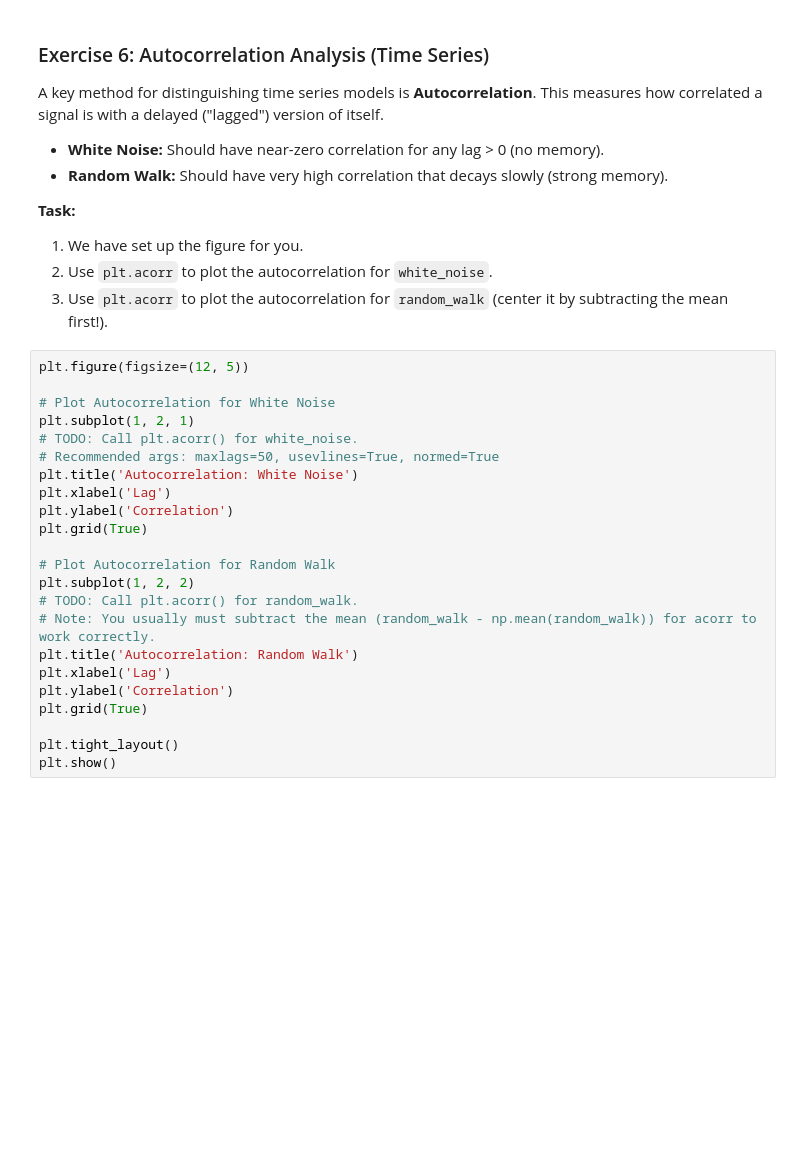
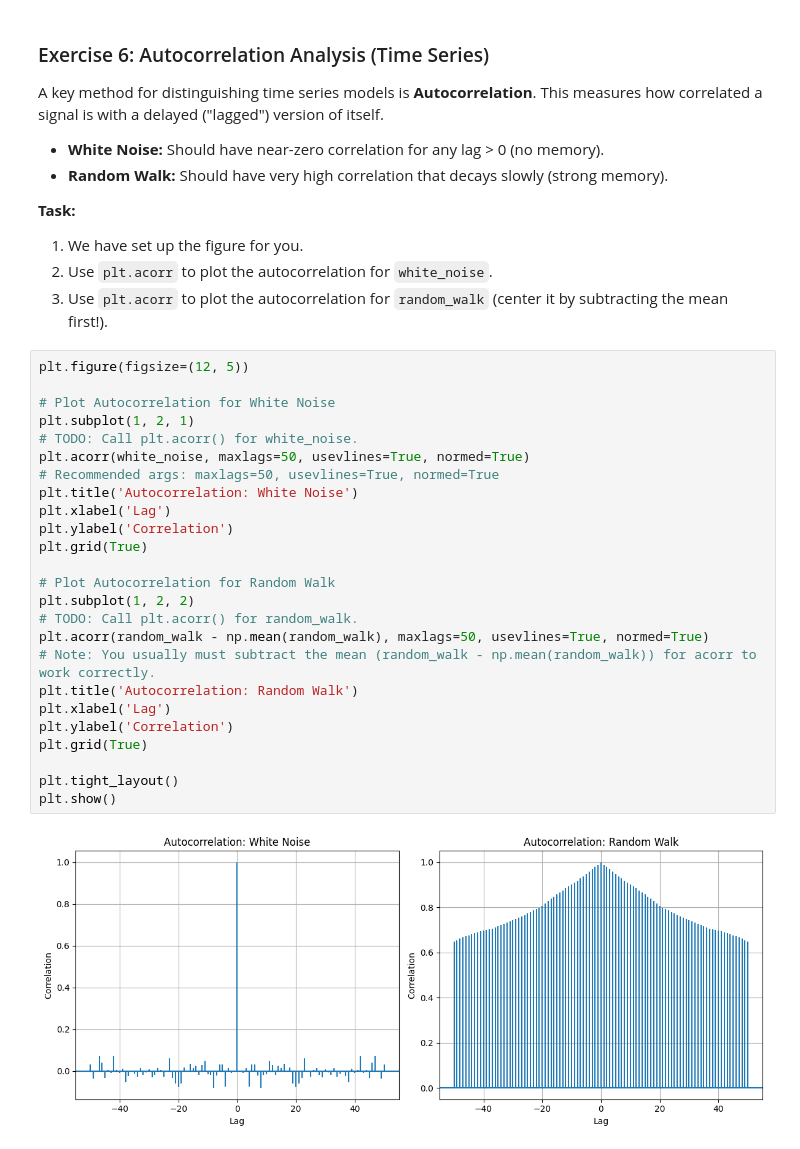
Before and after one commit to slackoly/ES2245, a Jupyter notebook: ES2245_lab4_sedlacko.ipynb, the cells around one changed output. Drawn from its saved outputs; the diff is of its cells as text; blank space fills up the shorter version.

```diff
--- a/ES2245_lab4_sedlacko.ipynb
+++ b/ES2245_lab4_sedlacko.ipynb
@@ -211,26 +231,30 @@ A key method for distinguishing time series models is **Autocorrelation**. This
 # %%
 plt.figure(figsize=(12, 5))
 
 # Plot Autocorrelation for White Noise
 plt.subplot(1, 2, 1)
 # TODO: Call plt.acorr() for white_noise.
+plt.acorr(white_noise, maxlags=50, usevlines=True, normed=True)
 # Recommended args: maxlags=50, usevlines=True, normed=True
 plt.title('Autocorrelation: White Noise')
 plt.xlabel('Lag')
 plt.ylabel('Correlation')
 plt.grid(True)
 
 # Plot Autocorrelation for Random Walk
 plt.subplot(1, 2, 2)
 # TODO: Call plt.acorr() for random_walk.
+plt.acorr(random_walk - np.mean(random_walk), maxlags=50, usevlines=True, normed=True)
 # Note: You usually must subtract the mean (random_walk - np.mean(random_walk)) for acorr to work correctly.
 plt.title('Autocorrelation: Random Walk')
 plt.xlabel('Lag')
 plt.ylabel('Correlation')
 plt.grid(True)
 
 plt.tight_layout()
 plt.show()
+# %% [output]
+[figure, added]
 # %% [markdown]
 ### Conceptual Questions
 
```
Also changed, not shown: parts of 6 cells of this notebook.
